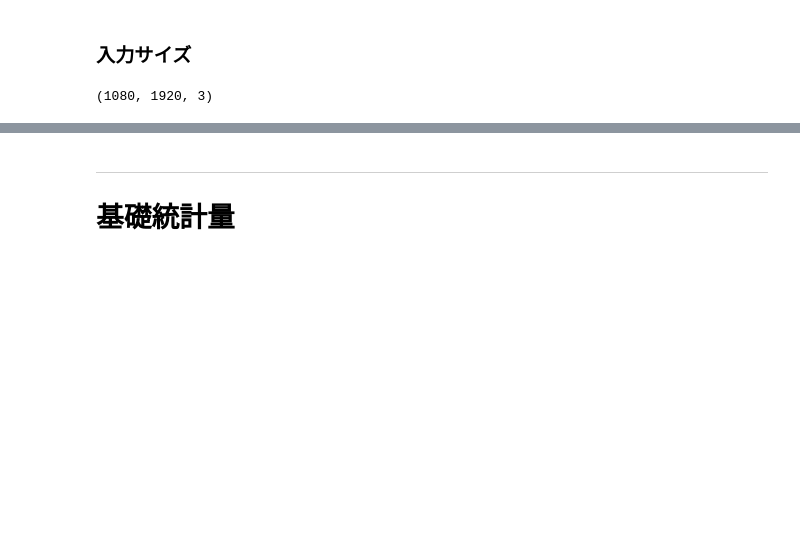
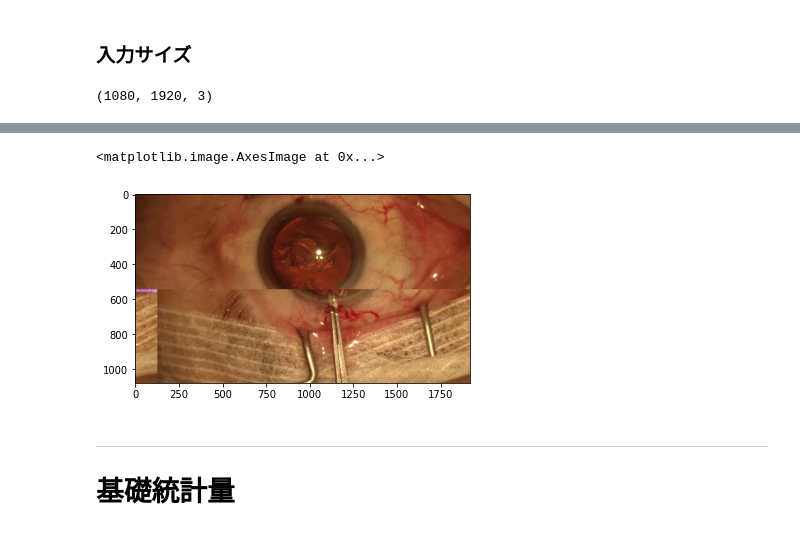
Before and after one commit to yumion/cataractsWorkflow, a Jupyter notebook: notebooks/eda.ipynb, the cells around one changed output, grey strips where cells are left out. Saved outputs shown, nothing was run; the diff lists cells and outputs as text; code cells hidden in the pictures; blank space fills up the shorter version.

```diff
--- a/notebooks/eda.ipynb
+++ b/notebooks/eda.ipynb
@@ -133,3 +142,13 @@ plt.imshow(frame[..., ::-1])
+# %%
+cap = cv2.VideoCapture(train_annos[0].replace('csv', 'mp4'))
+frame_id = 2019
+cap.set(cv2.CAP_PROP_POS_FRAMES, frame_id)
+ret, frame = cap.read()
+# %%
+plt.imshow(frame[..., ::-1])
+# %% [output]
+<matplotlib.image.AxesImage at 0x...>
+[figure, added]
 # %% [markdown]
 ---
 # 基礎統計量
```
Also changed, not shown: parts of 7 cells of this notebook, 5 other files.
